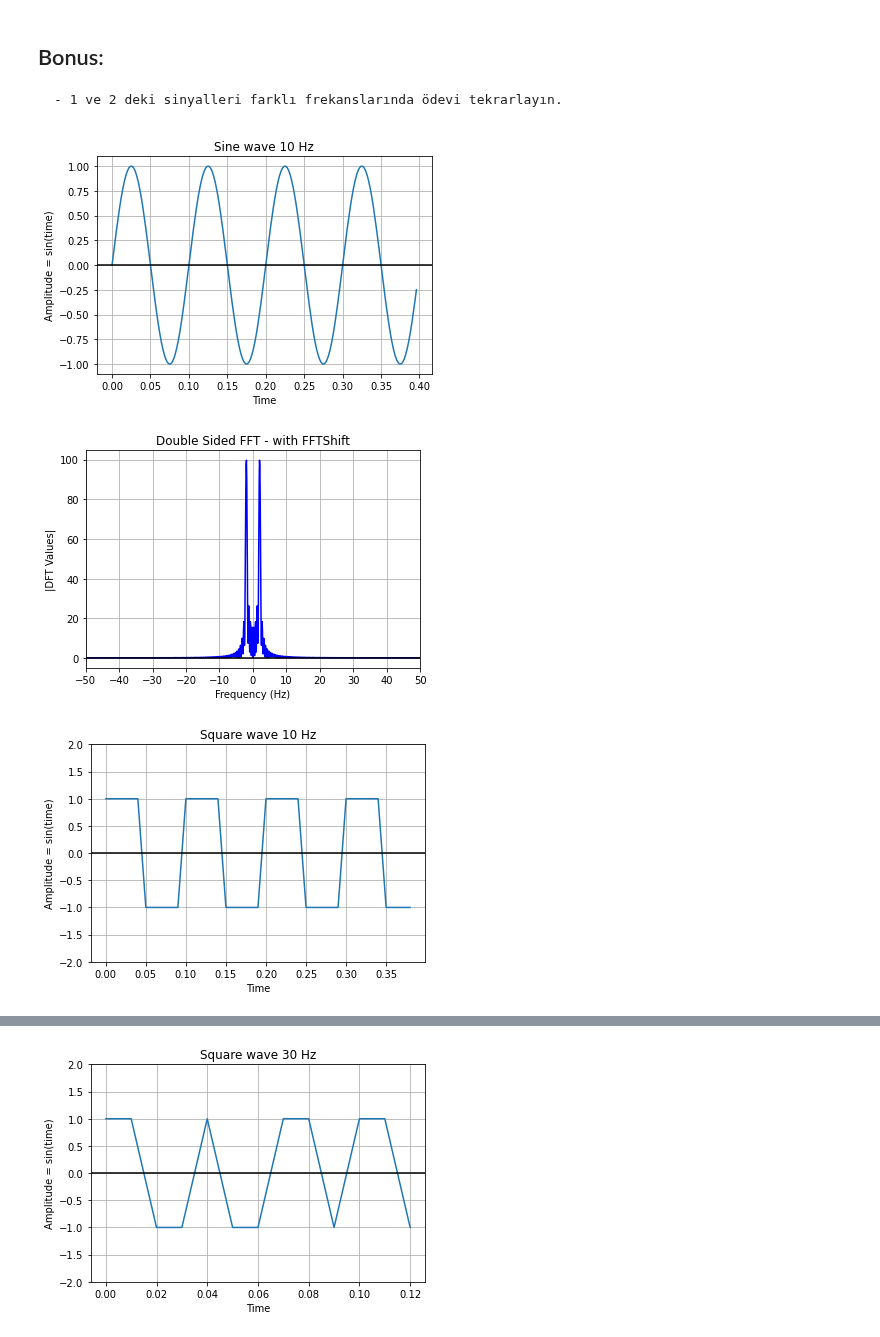
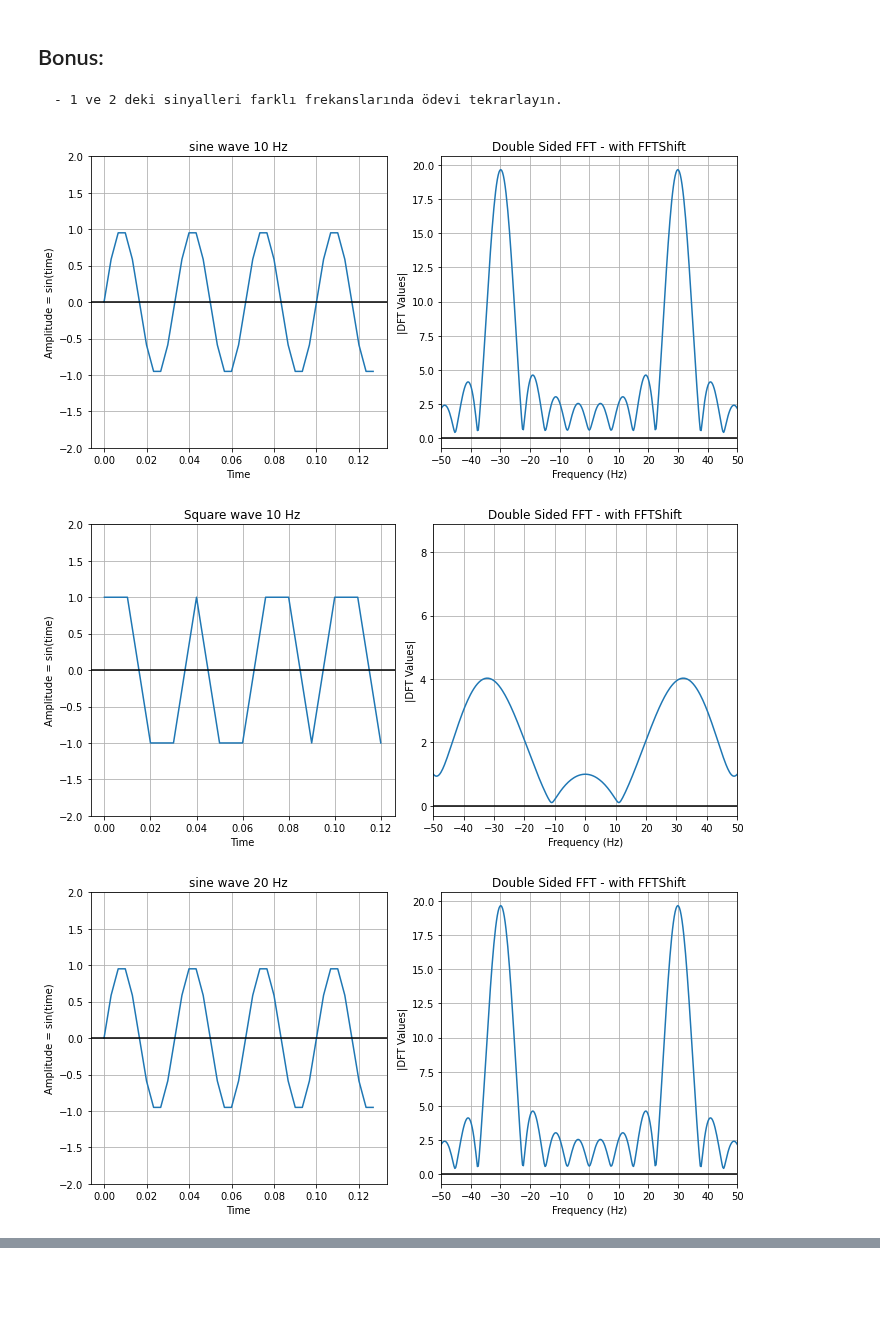
Before and after one commit to melihozaydin/MSc_Projects, a Jupyter notebook: BM5121 - Görüntü İşleme Ve Uygulamaları/Ödev 7 1 Boyutlu fft uygulaması /ödev.ipynb, the cells around one changed output, grey strips where cells are left out. Cells and saved outputs as stored; diff of their text form; code cells hidden in the pictures; blank space fills up the shorter version.

```diff
--- a/BM5121 - Görüntü İşleme Ve Uygulamaları/Ödev 7 1 Boyutlu fft uygulaması /ödev.ipynb
+++ b/BM5121 - Görüntü İşleme Ve Uygulamaları/Ödev 7 1 Boyutlu fft uygulaması /ödev.ipynb
@@ -91,7 +91,7 @@ def plot_sine_wave_fft(f, overSampRate):
     # Plot the square wave
     ax1.plot(time, amplitude)
 
-    ax1.set_title(f'sine wave {frequency} Hz')
+    ax1.set_title(f'sine wave {f} Hz')
     ax1.set_xlabel('Time')
     ax1.set_ylabel('Amplitude = sin(time)')
 
@@ -174,7 +174,7 @@ def plot_square_wave_fft(f, overSampRate):
     # Plot the square wave
     ax1.plot(time, amplitude)
 
-    ax1.set_title(f'Square wave {frequency} Hz')
+    ax1.set_title(f'Square wave {f} Hz')
     ax1.set_xlabel('Time')
     ax1.set_ylabel('Amplitude = sin(time)')
 
@@ -207,17 +207,16 @@ plot_square_wave_fft(frequency, overSampRate)
     - 1 ve 2 deki sinyalleri farklı frekanslarında ödevi tekrarlayın.
 # %%
 freqs = [10, 20, 30, 40, 50]
+overSampRate = 10
 
 for freq in freqs:
 
     # Sine wave
-    time, amplitude = sine_wave(f=freq, overSampRate=50, phase=0, nCyl=4, plot=True)
-    X, fVals = get_fft(amplitude, fs, plot=True)
+    plot_sine_wave_fft(freq, overSampRate)
 
     # Square wave
-    time, amplitude = square_wave(f=freq, overSampRate=50, phase=0, nCyl=4, plot=True)
-    X, fVals = get_fft(amplitude, fs, plot=True)
+    plot_square_wave_fft(freq, overSampRate)
 # %% [output]
-[figure, old version]
+[figure, new version]
-[figure, old version]
+[figure, new version]
-[figure, old version]
+[figure, new version]
@@ -231 +229,0 @@ for freq in freqs:
-[figure, removed]
```
Also changed, not shown: parts of 1 cell of this notebook.
